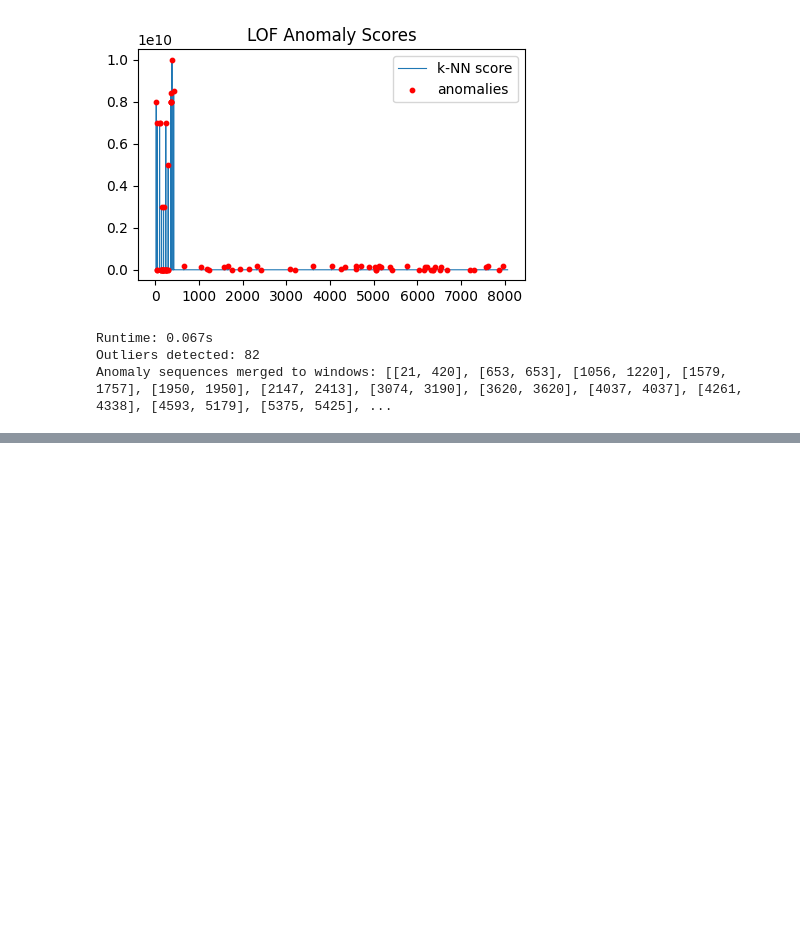
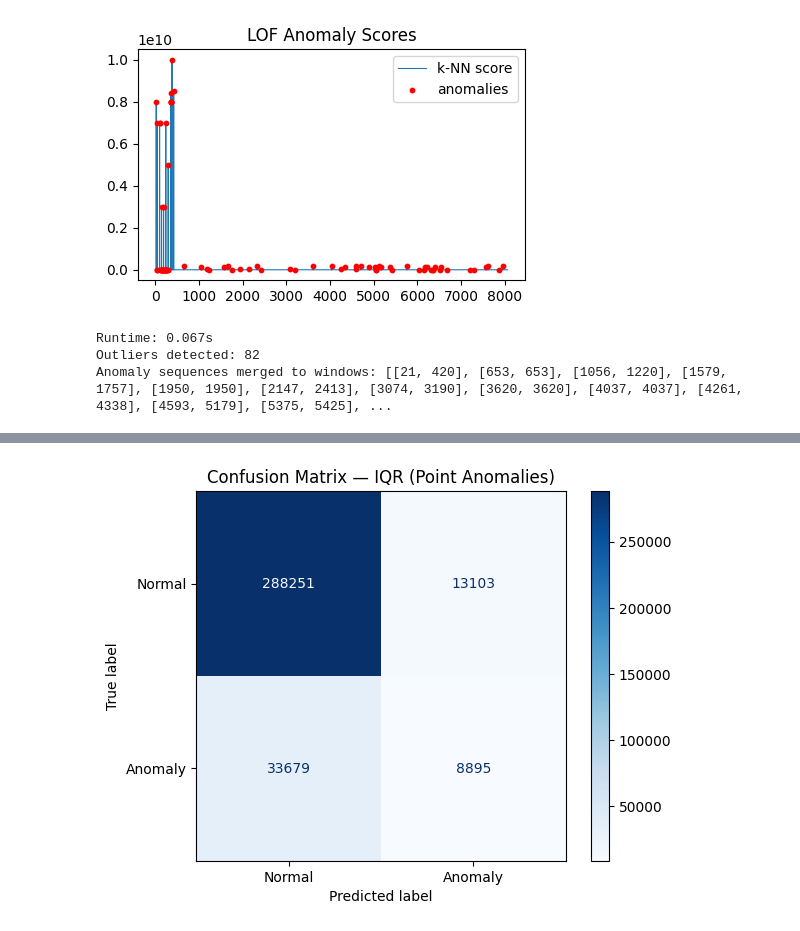
Before and after one commit to elifserra/anomaly-detection-and-characterization-in-nasa-telemetry-data, a Jupyter notebook: data_load_and_preprocess.ipynb, the cells around one changed output, grey strips where cells are left out. Drawn from its saved outputs; the diff is of its cells as text; code cells hidden in the pictures; blank space fills up the shorter version.

Commit message:
implemented final evaluations, added confusion matrices etc.

```diff
--- a/data_load_and_preprocess.ipynb
+++ b/data_load_and_preprocess.ipynb
@@ -533,0 +543,80 @@ Anomaly sequences merged to windows: [[21, 420], [653, 653], [1056, 1220], [1579
+# %%
+from sklearn.metrics import confusion_matrix, precision_score, recall_score, f1_score, ConfusionMatrixDisplay
+
+def build_true_labels(channel, labeled_data):
+    """Build ground truth binary label vector for a channel"""
+    data = np.load(f"data/data/data/test/{channel}.npy")
+    n = data.shape[0]
+    true_labels = np.zeros(n, dtype=int)
+    anomaly_sequences = labeled_data.loc[channel, 'anomaly_sequences_parsed']
+    for start, end in anomaly_sequences:
+        true_labels[start:end+1] = 1
+    return true_labels, data
+
+def evaluate_method(all_true, all_predicted, method_name):
+    """Compute and display metrics from accumulated label arrays"""
+    cm = confusion_matrix(all_true, all_predicted)
+    tn, fp, fn, tp = cm.ravel()
+
+    precision = precision_score(all_true, all_predicted, zero_division=0)
+    recall    = recall_score(all_true, all_predicted, zero_division=0)
+    f1        = f1_score(all_true, all_predicted, zero_division=0)
+
+    print(f"\n=== {method_name} ===")
+    print(f"TP: {tp}, FP: {fp}, FN: {fn}, TN: {tn}")
+    print(f"Precision: {precision:.4f}")
+    print(f"Recall:    {recall:.4f}")
+    print(f"F1 Score:  {f1:.4f}")
+
+    disp = ConfusionMatrixDisplay(confusion_matrix=cm, display_labels=['Normal', 'Anomaly'])
+    disp.plot(cmap='Blues')
+    plt.title(f"Confusion Matrix — {method_name}")
+    plt.savefig(f"confusion_matrix_{method_name.replace(' ', '_')}.png", dpi=150, bbox_inches='tight')
+    plt.show()
+
+    return {'method': method_name, 'TP': tp, 'FP': fp, 'FN': fn, 'TN': tn,
+            'precision': precision, 'recall': recall, 'f1': f1}
+
+
+# ── POINT ANOMALIES — IQR ──────────────────────────────────────────
+all_true_point, all_pred_iqr = [], []
+
+for channel in point_channels:
+    true_labels, data = build_true_labels(channel, labeled_data)
+    results = IQR_calc(data)
+    all_true_point.extend(true_labels)
+    all_pred_iqr.extend(results['is_outlier'])
+
+all_true_point = np.array(all_true_point)
+all_pred_iqr   = np.array(all_pred_iqr)
+
+iqr_metrics = evaluate_method(all_true_point, all_pred_iqr, "IQR (Point Anomalies)")
+
+
+# ── CONTEXTUAL ANOMALIES — k-NN and LOF ───────────────────────────
+all_true_contextual, all_pred_knn, all_pred_lof = [], [], []
+
+for channel in contextual_channels:
+    true_labels, data = build_true_labels(channel, labeled_data)
+
+    results_knn = k_NN_calc(data, True, num_neighbors=20)
+    results_lof = LOF_calc(data, num_neighbors=20)
+
+    all_true_contextual.extend(true_labels)
+    all_pred_knn.extend(results_knn['is_outlier'])
+    all_pred_lof.extend(results_lof['is_outlier'])
+
+all_true_contextual = np.array(all_true_contextual)
+all_pred_knn        = np.array(all_pred_knn)
+all_pred_lof        = np.array(all_pred_lof)
+
+knn_metrics = evaluate_method(all_true_contextual, all_pred_knn, "k-NN (Contextual Anomalies)")
+lof_metrics = evaluate_method(all_true_contextual, all_pred_lof, "LOF (Contextual Anomalies)")
+
+
+# ── SUMMARY TABLE ─────────────────────────────────────────────────
+summary = pd.DataFrame([iqr_metrics, knn_metrics, lof_metrics])
+summary = summary.set_index('method')
+print("\n=== SUMMARY ===")
+print(summary.to_string())
+# %% [output]
@@ -533,0 +628 @@ Anomaly sequences merged to windows: [[21, 420], [653, 653], [1056, 1220], [1579
+[figure, added]
```
Also changed, not shown: parts of 3 cells of this notebook, 4 other files.
